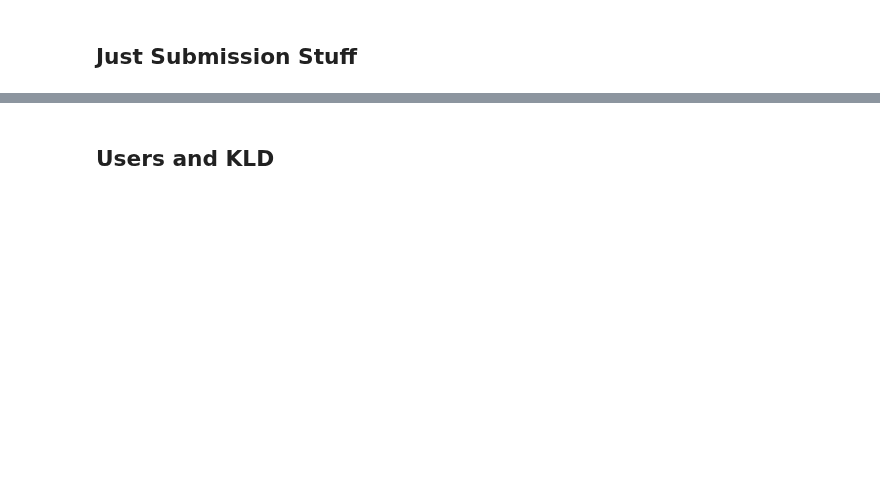
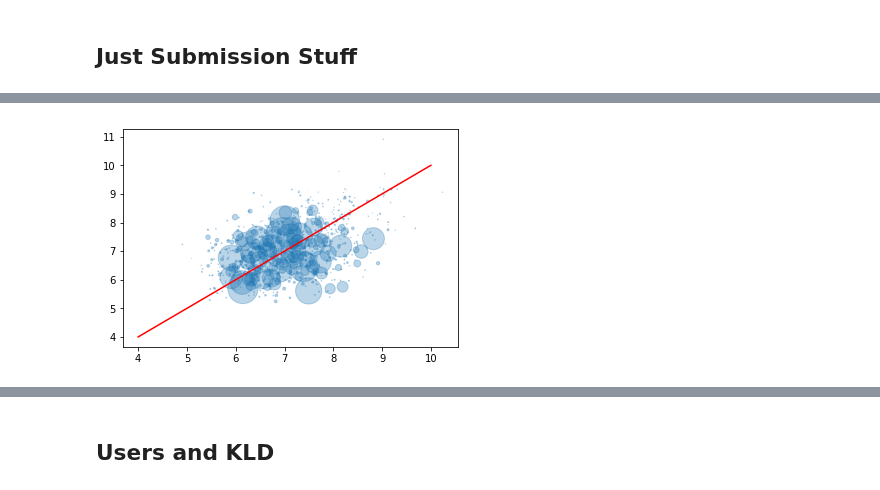
Before and after one commit to mjkern/RedditSubcultures, a Jupyter notebook: Data Cleaning and Augmentation.ipynb, the cells around one changed output, grey strips where cells are left out. Drawn from its saved outputs; the diff is of its cells as text; code cells hidden in the pictures; blank space fills up the shorter version.

```diff
--- a/Data Cleaning and Augmentation.ipynb
+++ b/Data Cleaning and Augmentation.ipynb
@@ -326,11 +384,13 @@ plt.show()
 # %%
 # novelty-transcience plot
-plt.scatter(x=submissions['novelty'], y=submissions['transience'], s=submissions['score'], alpha=0.3)
+plt.scatter(x=submissions['novelty'], y=submissions['transience'], s=submissions['score'] / 100, alpha=0.3)
 
 # add line of equality
-domain = np.arange(0, 15)
+domain = np.arange(4, 11)
 plt.plot(domain, domain, color='red')
 plt.show()
+# %% [output]
+[figure, added]
 # %%
 plt.scatter(x=submissions['novelty_5'], y=submissions['score'])
 plt.show()
```
Also changed, not shown: parts of 33 cells of this notebook.
